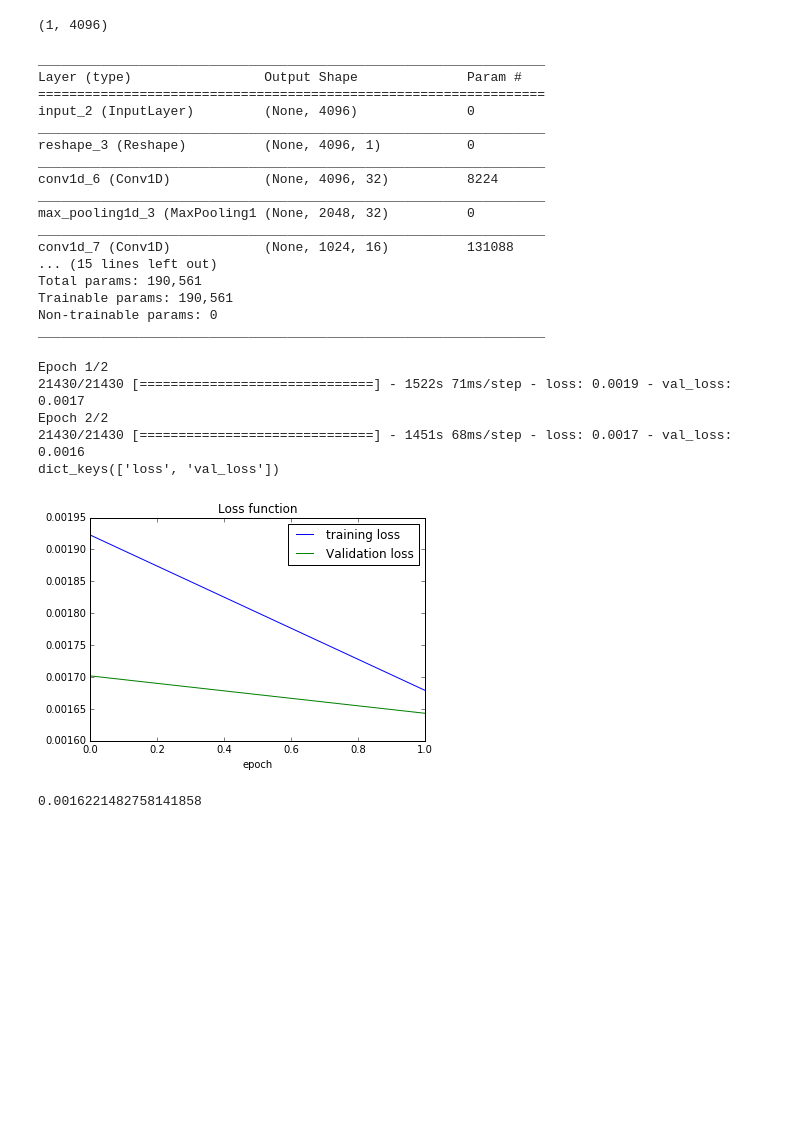
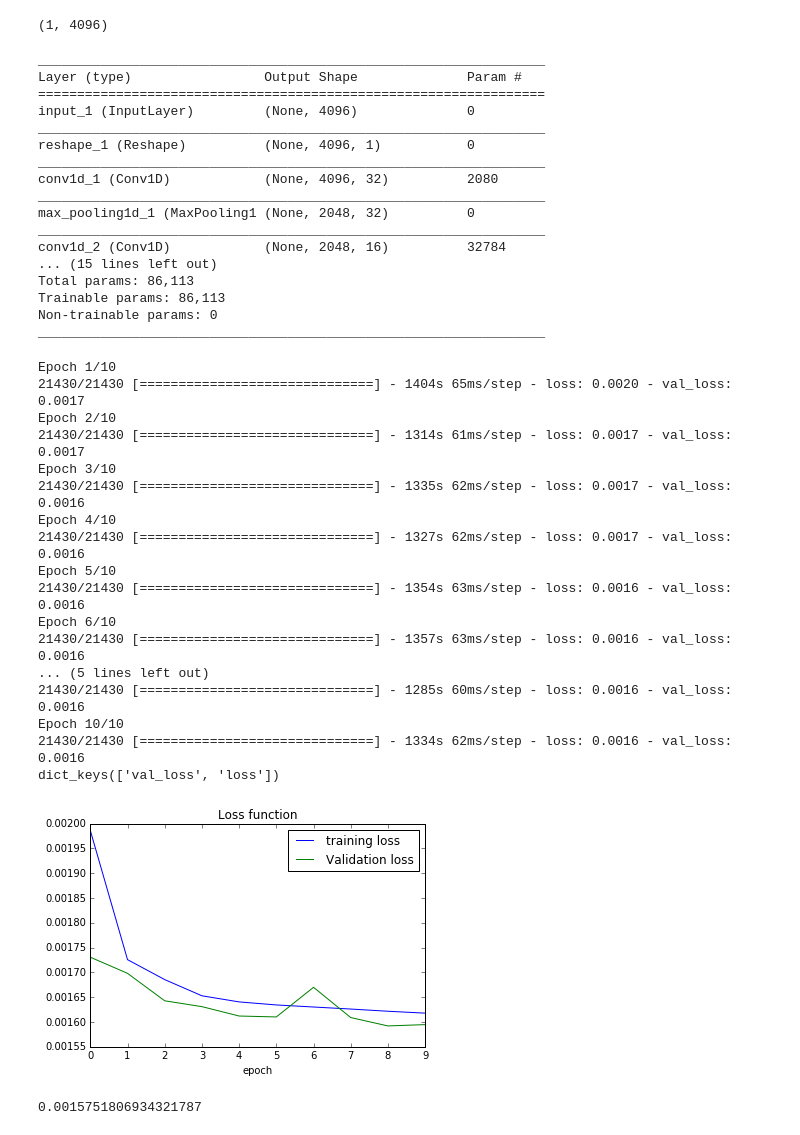
Before and after one commit to hareyakana/Script_For_TS_Keras, a Jupyter notebook: Autoencoder_1d.ipynb, the cells around one changed output. Cells and saved outputs as stored; diff of their text form; code cells hidden in the pictures; blank space fills up the shorter version.

```diff
--- a/Autoencoder_1d.ipynb
+++ b/Autoencoder_1d.ipynb
@@ -288,10 +288,10 @@ print(next(test)[0].shape)
 def multiple_inputs():
     feeder_1d = Input(shape=(4096,))
     model2 = Reshape((4096,1),input_shape=(4096,))(feeder_1d)
-    model2 = Conv1D(32, kernel_size=256, strides=1,padding='same',activation="relu")(model2)
+    model2 = Conv1D(32, kernel_size=64, strides=1,padding='same',activation="relu")(model2)
     model2 = MaxPooling1D(pool_size=2,padding='same')(model2)
-    model2 = Conv1D(16, kernel_size=256, strides=2,padding='same',activation="relu")(model2)
-    model2 = MaxPooling1D(pool_size=2,padding='same')(model2)
+    model2 = Conv1D(16, kernel_size=64, strides=1,padding='same',activation="relu")(model2)
+    model2 = MaxPooling1D(pool_size=4,padding='same')(model2)
 
     model2 = Conv1D(16, kernel_size=64, strides=1,padding='same',activation="relu")(model2)
     model2 = UpSampling1D(4)(model2)
@@ -345,18 +345,18 @@ mult.compile(optimizer='adadelta', loss='binary_crossentropy')
 _________________________________________________________________
 Layer (type)                 Output Shape              Param #
 =================================================================
-input_2 (InputLayer)         (None, 4096)              0
+input_1 (InputLayer)         (None, 4096)              0
 _________________________________________________________________
-reshape_3 (Reshape)          (None, 4096, 1)           0
+reshape_1 (Reshape)          (None, 4096, 1)           0
 _________________________________________________________________
-conv1d_6 (Conv1D)            (None, 4096, 32)          8224
+conv1d_1 (Conv1D)            (None, 4096, 32)          2080
 _________________________________________________________________
-max_pooling1d_3 (MaxPooling1 (None, 2048, 32)          0
+max_pooling1d_1 (MaxPooling1 (None, 2048, 32)          0
 _________________________________________________________________
-conv1d_7 (Conv1D)            (None, 1024, 16)          131088
+conv1d_2 (Conv1D)            (None, 2048, 16)          32784
 ... (15 lines left out)
-Total params: 190,561
-Trainable params: 190,561
+Total params: 86,113
+Trainable params: 86,113
 Non-trainable params: 0
 _________________________________________________________________
 # %%
@@ -364,39 +364,51 @@ train_gen = generator(0)
 val_gen = generator(1)
 test_gen = generator(2)
 
 steps_t = 21430
 steps_vt = 3062
 
-history = mult.fit_generator(train_gen,steps_per_epoch=steps_t, epochs=2, verbose=1, validation_data=val_gen,validation_steps=steps_vt)
+history = mult.fit_generator(train_gen,steps_per_epoch=steps_t, epochs=10, verbose=1, validation_data=val_gen,validation_steps=steps_vt)
 print(history.history.keys())
 # plt.figure()
 # plt.title("Classification accuracy")
 # plt.xlabel("epoch")
 # plt.plot(history.history['acc'],label="training accuracy")
 # plt.plot(history.history['val_acc'],label="Validation accuracy")
 # plt.legend(loc=4)
 # plt.show()
 
 plt.figure()
 plt.title("Loss function")
 plt.xlabel("epoch")
 plt.plot(history.history['loss'],label="training loss")
 plt.plot(history.history['val_loss'],label="Validation loss")
 plt.legend()
 plt.show()
 
 # print("Classification accuracy =",history.history['val_acc'][-1])
 
 # mult.save("GPU_CNN.h5")
 
 score = mult.evaluate_generator(test_gen,steps=1531)
 print(score)
 # %% [output]
-Epoch 1/2
-21430/21430 [==============================] - 1522s 71ms/step - loss: 0.0019 - val_loss: 0.0017
-Epoch 2/2
-21430/21430 [==============================] - 1451s 68ms/step - loss: 0.0017 - val_loss: 0.0016
-dict_keys(['loss', 'val_loss'])
+Epoch 1/10
+21430/21430 [==============================] - 1404s 65ms/step - loss: 0.0020 - val_loss: 0.0017
+Epoch 2/10
+21430/21430 [==============================] - 1314s 61ms/step - loss: 0.0017 - val_loss: 0.0017
+Epoch 3/10
+21430/21430 [==============================] - 1335s 62ms/step - loss: 0.0017 - val_loss: 0.0016
+Epoch 4/10
+21430/21430 [==============================] - 1327s 62ms/step - loss: 0.0017 - val_loss: 0.0016
+Epoch 5/10
+21430/21430 [==============================] - 1354s 63ms/step - loss: 0.0016 - val_loss: 0.0016
+Epoch 6/10
+21430/21430 [==============================] - 1357s 63ms/step - loss: 0.0016 - val_loss: 0.0016
+... (5 lines left out)
+21430/21430 [==============================] - 1285s 60ms/step - loss: 0.0016 - val_loss: 0.0016
+Epoch 10/10
+21430/21430 [==============================] - 1334s 62ms/step - loss: 0.0016 - val_loss: 0.0016
+dict_keys(['val_loss', 'loss'])
-[figure, old version]
+[figure, new version]
-0.0016221482758141858
+0.0015751806934321787
 # %%
```
Also changed, not shown: parts of 2 cells of this notebook, 1 other file.
